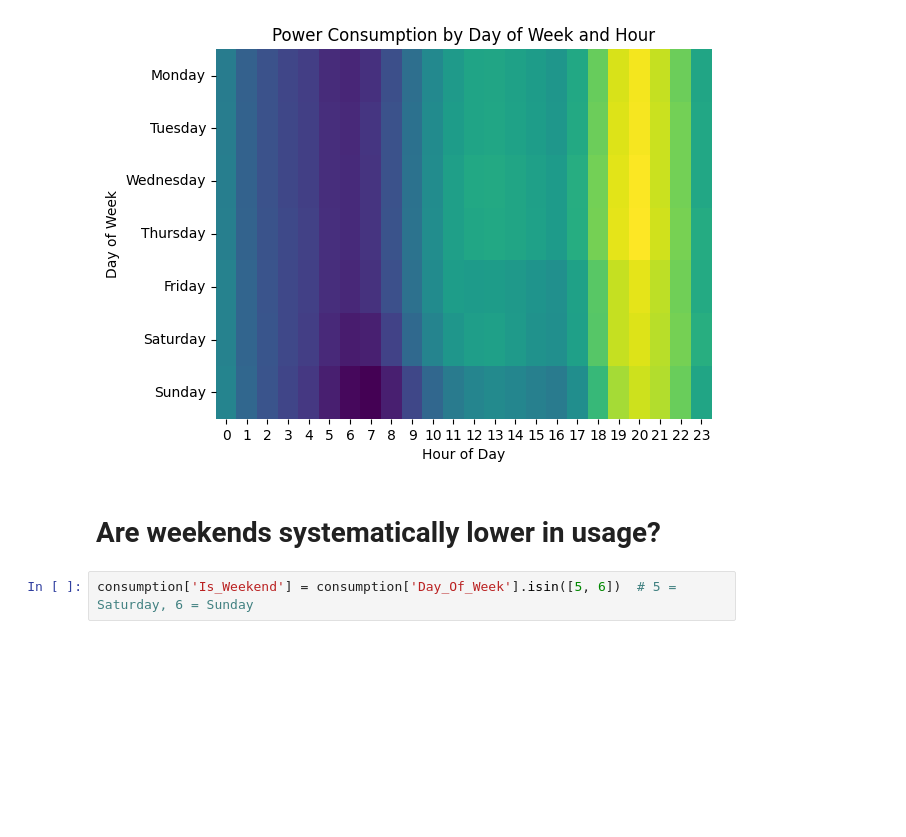
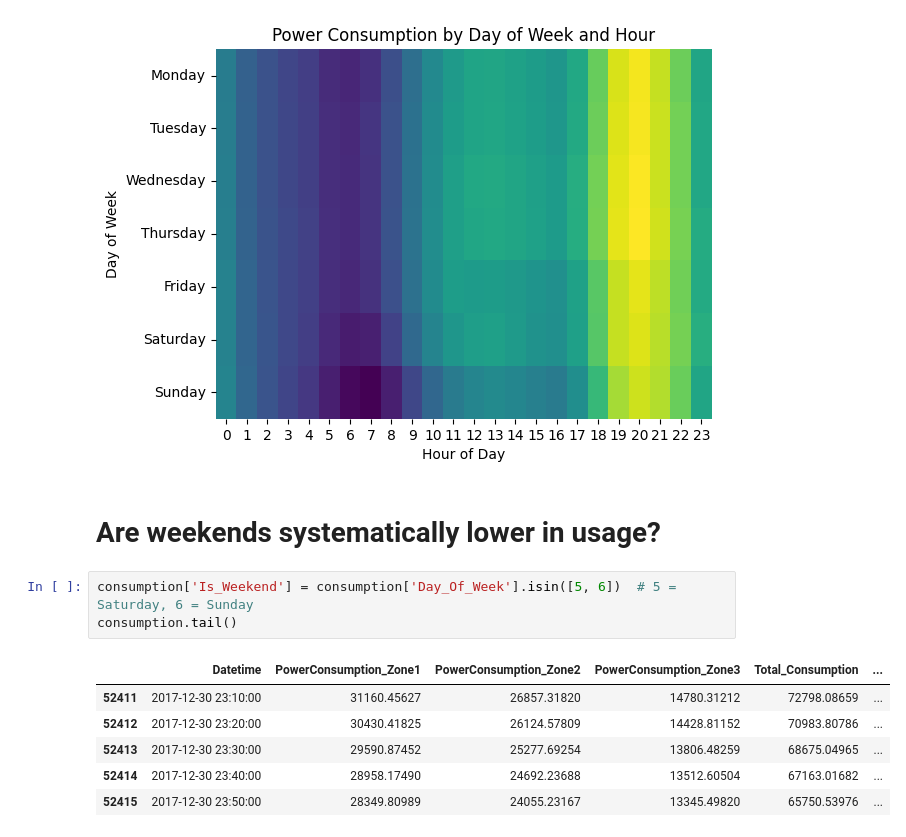
Before and after one commit to cdcoonce/Electricity_Consumption_Analysis, a Jupyter notebook: notebooks/EDA.ipynb, the cells around one changed output. Saved outputs shown, nothing was run; the diff lists cells and outputs as text; blank space fills up the shorter version.

```diff
--- a/notebooks/EDA.ipynb
+++ b/notebooks/EDA.ipynb
@@ -95,3 +96,11 @@ sns.heatmap(
 # Are weekends systematically lower in usage?
 # %%
 consumption['Is_Weekend'] = consumption['Day_Of_Week'].isin([5, 6])  # 5 = Saturday, 6 = Sunday
+consumption.tail()
+# %% [output]
+|  | Datetime | PowerConsumption_Zone1 | PowerConsumption_Zone2 | PowerConsumption_Zone3 | Total_Consumption | ... |
+| 52411 | 2017-12-30 23:10:00 | 31160.45627 | 26857.31820 | 14780.31212 | 72798.08659 | ... |
+| 52412 | 2017-12-30 23:20:00 | 30430.41825 | 26124.57809 | 14428.81152 | 70983.80786 | ... |
+| 52413 | 2017-12-30 23:30:00 | 29590.87452 | 25277.69254 | 13806.48259 | 68675.04965 | ... |
+| 52414 | 2017-12-30 23:40:00 | 28958.17490 | 24692.23688 | 13512.60504 | 67163.01682 | ... |
+| 52415 | 2017-12-30 23:50:00 | 28349.80989 | 24055.23167 | 13345.49820 | 65750.53976 | ... |
```
Also changed, not shown: parts of 17 cells of this notebook, 6 other files.
